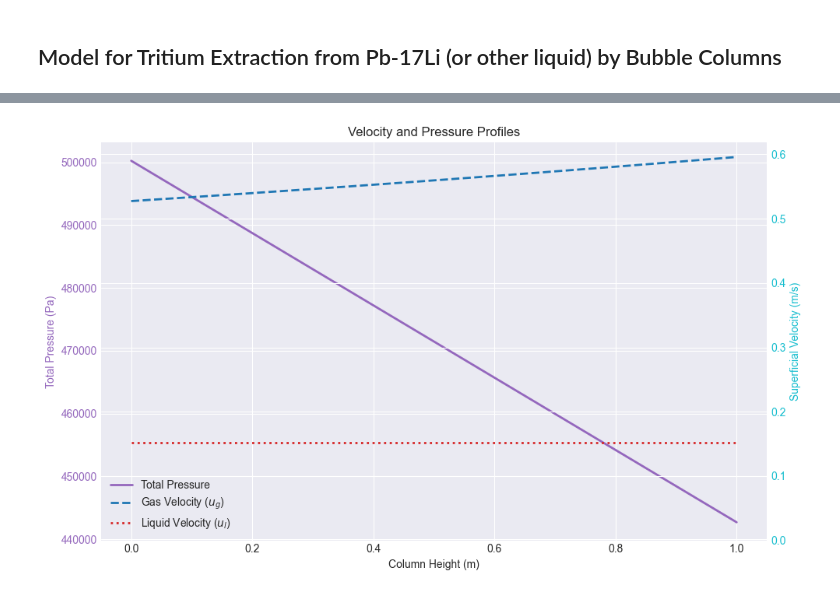
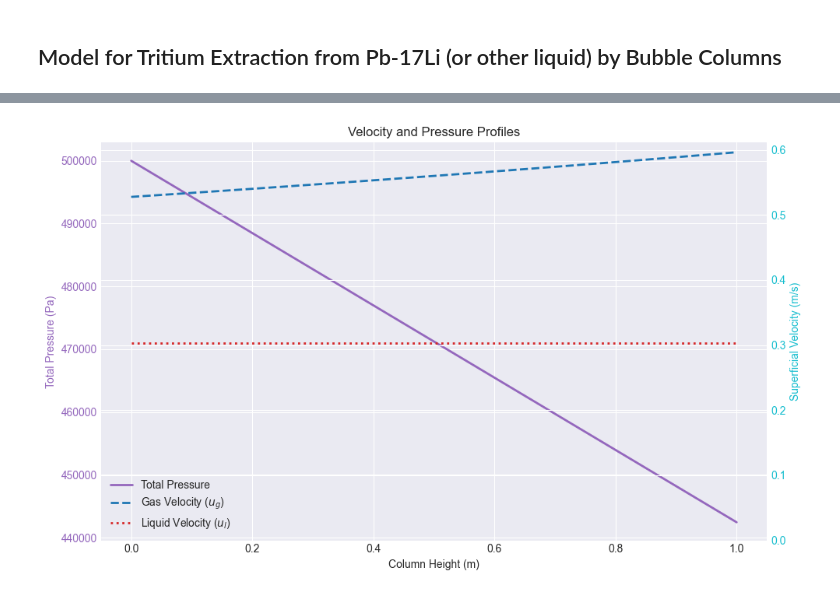
Before and after one commit to rossmacdonald98/BubbleColumnGLC, a Jupyter notebook: bubble_col_glc.ipynb, the cells around one changed output, grey strips where cells are left out. Cells and saved outputs as stored; diff of their text form; code cells hidden in the pictures.

Commit message:
current values

```diff
--- a/bubble_col_glc.ipynb
+++ b/bubble_col_glc.ipynb
@@ -37,11 +37,14 @@ def solve_tritium_extraction(dimensionless_params, y_T2_in, elements):
             S[1] = dx_T/d(xi)
             S[2] = y_T2 (dimensionless gas concentration)
             S[3] = dy_T2/d(xi)
+
+            x_T = c+T / c_T(L+)
+            xi = z / L (dimensionless position)
             """
             x_T, dx_T_dxi, y_T2, dy_T2_dxi = S
 
             # Dimensionless driving force theta. Eq. 8.8
-            theta = x_T - np.sqrt(np.maximum(0, (1 - psi * xi) * y_T2 / nu))
+            theta = x_T - np.sqrt( (1 - (psi * xi)) * y_T2 / nu)
 
             # Equation for d(S[0])/d(xi) = d(x_T)/d(xi)
             dS0_dxi = dx_T_dxi
@@ -55,7 +58,6 @@ def solve_tritium_extraction(dimensionless_params, y_T2_in, elements):
             # Equation for d(S[3])/d(xi) = d^2(y_T2)/d(xi)^2 from eq (11)
             # Avoid division by zero if (1 - psi * xi) is close to zero at xi=1
             denominator = 1 - psi * xi
-            denominator = np.where(np.isclose(denominator, 0), 1e-9, denominator)
 
             term1 = (1 + 2 * psi / Bo_g) * dy_T2_dxi  # Part of Eq. 9.3.3 (fourth line)
             term2 = phi_g * theta  # Part of Eq. 9.3.3 (fourth line)
@@ -79,7 +81,7 @@ def solve_tritium_extraction(dimensionless_params, y_T2_in, elements):
             res2 = Sb[0] - (1 - (1 / Bo_l) * Sb[1])  # Eq. 10.2
 
             # At xi = 0: y_T2(0) = y_T2(0-) + (1/Bo_g) * dy_T2/d(xi)|_0
-            res3 = Sa[2] - (y_T2_in + (1 / Bo_g) * Sa[3])  # Eq. 10.3
+            res3 = Sa[2] - y_T2_in - (1 / Bo_g) * Sa[3]  # Eq. 10.3
 
             # At xi = 1: dy_T2/d(xi) = 0
             res4 = Sb[3]  # Eq. 10.4
@@ -89,17 +91,10 @@ def solve_tritium_extraction(dimensionless_params, y_T2_in, elements):
         # Set up the mesh and an initial guess for the solver.
         xi = np.linspace(0, 1, elements + 1)
 
-        # An initial guess that is physically plausible can significantly help convergence.
-        # We expect liquid concentration (x_T) to decrease from inlet (xi=1) to outlet (xi=0).
-        # We expect gas concentration (y_T2) to increase from inlet (xi=0) to outlet (xi=1).
         y_guess = np.zeros((4, xi.size))
-        y_guess[0, :] = np.linspace(0.5, 1.0, xi.size)  # Guess for x_T (linear decrease)
-        y_guess[1, :] = -0.5 # Guess for dx_T/dxi
-        y_guess[2, :] = np.linspace(y_T2_in, y_T2_in + 1e-4, xi.size)  # Guess for y_T2 (linear increase)
-        y_guess[3, :] = 1e-4 # Guess for dy_T2/dxi
 
         # Run the BVP solver
-        sol = solve_bvp(ode_system, boundary_conditions, xi, y_guess, tol=1e-5, max_nodes=10000)
+        sol = solve_bvp(ode_system, boundary_conditions, xi, y_guess, tol=1e-6, max_nodes=10000)
 
         return sol
 
@@ -110,12 +105,12 @@ if __name__ == '__main__':
     # Bubble Column parameters
     c_T_inlet = 1.96e-2  # mol/m^3 (c_T(L+)), Inlet tritium concentration in liquid just before inlet
     y_T2_in = 0  # Inlet tritium molar fraction in gas (0 = pure purge gas)
-    P_outlet = 4.08e5  # Pa, Gas total pressure at outlet
+    P_0 = 5e5  # Pa, Gas total pressure at outlet
 
     L = 1  # m, Height of the bubble column
     D = 0.5  # m, Column diameter
 
-    Flow_l = 560 / 2 # kg/s, Liquid mass flow rate
+    Flow_l = 560 # kg/s, Liquid mass flow rate
     Flow_g = 10 # mol/s, Gas molar flow rate
 
     T = 623  # K, Temperature
@@ -141,13 +136,6 @@ if __name__ == '__main__':
     K_s = 2.32E-8 * np.exp(-1350 / (R*T))  # atfrac*Pa^0.5, Sievert's constant for tritium in liquid LiPb
     K_s = K_s * (ρ_l / (M_LiPb * N_A))  # mol/(m^3·Pa^0.5)
 
-    # Calculate inlet pressure hydrostatically
-    P_0 = P_outlet + ρ_l * g * L
-
-    if P_0 <= 0:
-        raise ValueError(
-            f"Calculated inlet pressure P_0 must be positive, but got {P_0:.2e} Pa. Check P_outlet, rho_l, g, and L."
-        )
 
     # Calculate the volumetric flow rates
     Q_l = Flow_l / ρ_l  # m^3/s, Volumetric flow rate of liquid phase
@@ -169,16 +157,21 @@ if __name__ == '__main__':
     Ga = (g * D**3) / ν_l**2  # Galilei number
     Sc = ν_l / D_T # Schmidt number
 
+    print(f"Bond number: {Bn:.3e}")
+    print(f"Galilei number: {Ga:.3e}")
+    print(f"Froude number: {Fr:.3e}")
+    print(f"Schmidt number: {Sc:.3e}")
+
     C = 0.2 * (Bn**(1/8)) * (Ga**(1/12)) * Fr # C = ε_g / (1 - ε_g)^4
 
     def solveEqn(ε_g, C):
         # Define the equation to solve
         eqn = ε_g / (1 - ε_g)**4 - C
         return eqn
-    ε_g_initial_guess = 0.5
+    ε_g_initial_guess = 0.1
     try:
         # bracket=[0.0001, 0.9999] tells it to *only* look in this range
-        sol = root_scalar(solveEqn, args=(C,), bracket=[0.0001, 0.9999])
+        sol = root_scalar(solveEqn, args=(C,), bracket=[0.00001, 0.99999])
 
         print(f"--- Using root_scalar (robust method) ---")
         print(f"C value was: {C}")
@@ -195,19 +188,35 @@ if __name__ == '__main__':
         print(f"Error: {e}")
 
     ε_g = sol.root # Gas phase fraction
+
+    # ε_g = 0.04 # GAS PHASE OVERRIDE #########################################
     ε_l = 1 - ε_g  # Liquid phase fraction
 
+    # Calculate outlet pressure hydrostatically & check non-negative
+    P_outlet = P_0 - ( ρ_l * ε_g * g * L)
+
+    if P_0 <= 0:
+        raise ValueError(
+            f"Calculated gas outlet pressure P_outlet must be positive, but got {P_outlet:.2e} Pa. Check P_0, rho_l, g, and L are realistic."
+        )
+
     # Calculate interfacial area
-    d_b = (26 * (Bn**-0.5) * (Ga**-0.12) * (Fr**-0.12)) * D  # m, Mean bubble diameter
+    d_b = (26 * (Bn**-0.5) * (Ga**-0.12) * (Fr**-0.12)) * D  # m, Mean bubble diameter AGREES WITH PAPER
     a = 6 * ε_g / d_b  # m^-1, Specific interfacial area
 
+    # a = 937 # m^-1 , SPECIFIC FACIAL AREA OVERRIDE #########################################
+
     # Calculate volumetric mass transfer coefficient, liquid-gas
-    h_l = (D_T * 0.6 * Sc**0.5 * Bn**0.62 * Ga**0.31 * ε_g**1.1) / (D**2 * a)  # m/s, Volumetric mass transfer coefficient, liquid-gas
+    h_l_a = D_T * (0.6 * Sc**0.5 * Bn**0.62 * Ga**0.31 * ε_g**1.1) / (D**2)  # Volumetric mass transfer coefficient, liquid-gas
 
+    #
+    #  h_l_a = 1.21E-2 # VOLUMETRIC MASS TRANSFER OVERRIDE #########################################
+
+    h_l = h_l_a / a # Mass transfer coefficient
 
     # Print summary of input & calculated parameters
     print("=== Bubble Column Tritium Extraction Model ===")
-    print("\nUser Input Parameters:")
+    print(f"---------- User Input Parameters ----------")
     print(f"Column Height, L: {L:.2f} m")
     print(f"Column Diameter, D: {D:.2f} m")
     print(f"Liquid Inlet Tritium Concentration, c_T_inlet: {c_T_inlet:.4e} mol/m^3")
@@ -218,32 +227,37 @@ if __name__ == '__main__':
     print(f"Outlet Gas Total Pressure, P_outlet: {P_outlet:.2e} Pa")
 
     print("\nCalculated Parameters:")
+    print(f"---------- System Parameters ----------")
     print(f"Inlet Gas Total Pressure, P_0: {P_0:.2e} Pa")
+    print(f"Volumetric Flow Rate of Liquid, Q_l: {Q_l:.4e} m^3/s")
+    print(f"Volumetric Flow Rate of Gas, Q_g: {Q_g:.4e} m^3/s")
+    print(f"Superficial Gas Inlet Velocity, u_g0: {u_g0:.4e} m/s")
+    print(f"Superficial Liquid Velocity, u_l: {u_l:.4e} m/s")
+
+    print(f"---------- Material Properties ----------")
     print(f"Liquid Density, ρ_l: {ρ_l:.2f} kg/m^3")
-    print(f"Surface Tension of Liquid-Gas interface, σ_1: {σ_1:.2f} N/m")
+    print(f"Surface Tension of Liquid-Gas interface, σ_1: {σ_l:.2f} N/m")
     print(f"Kinetic Viscosity of Liquid, ν_l: {ν_l:.4e} Pa.s")
     print(f"Dynamic Viscosity of Liquid, μ_l: {μ_l:.4e} Pa.s")
     print(f"Tritium Diffusion Coefficient in Liquid, D_T: {D_T:.4e} m^2/s")
     print(f"Sievert's Constant for Tritium in Liquid, K_s: {K_s:.4e} mol/(m^3·Pa^0.5)")
-    print(f"Volumetric Flow Rate of Liquid, Q_l: {Q_l:.4e} m^3/s")
-    print(f"Volumetric Flow Rate of Gas, Q_g: {Q_g:.4e} m^3/s")
-    print(f"Superficial Gas Inlet Velocity, u_g0: {u_g0:.4e} m/s")
-    print(f"Superficial Liquid Velocity, u_l: {u_l:.4e} m/s")
+
+    print(f"---------- Calculated GLC Parameters ----------")
     print(f"Gas Phase Fraction, ε_g: {ε_g:.4e}")
     print(f"Liquid Phase Fraction, ε_l: {ε_l:.4e}")
-    print(f"Volumetric Mass Transfer Coefficient, a * h_l: {a * h_l:.4e} s^-1")
+    print(f"Volumetric Mass Transfer Coefficient, a * h_l: {h_l_a:.4e} s^-1")
     print(f"Mass Transfer Coefficient, h_l: {h_l:.4e} m/s")
     print(f"Mean Bubble Diameter, d_b: {d_b:.4e} m")
     print(f"Specific Interfacial Area, a: {a:.4e} m^-1")
 
     # Calculate dimensionless values
 
-    ψ = (ρ_l * g * ε_l * L) / P_0  # Hydrostatic pressure ratio (Eq. 8.3)
-    ν = (c_T_inlet / K_s) ** 2 / P_0  # Tritium partial pressure ratio (Eq. 8.5)
+    psi = (ρ_l * g * (1 - ε_g) * L) / P_0  # Hydrostatic pressure ratio (Eq. 8.3)
+    nu = ((c_T_inlet / K_s) ** 2) / P_0  # Tritium partial pressure ratio (Eq. 8.5)
     Bo_l = u_l * L / (ε_l * E_l)  # Bodenstein number, liquid phase (Eq. 8.9)
     phi_l = a * h_l * L / u_l  # Transfer units parameter, liquid phase (Eq. 8.11)
     Bo_g = u_g0 * L / (ε_g * E_g)  # Bodenstein number, gas phase (Eq. 8.10)
-    phi_g = (0.5 * (R * T * c_T_inlet / P_0) * (a * h_l * L / u_g0))  # Transfer units parameter, gas phase (Eq. 8.12)
+    phi_g = 0.5 * (R * T * c_T_inlet / P_0) * (a * h_l * L / u_g0)  # Transfer units parameter, gas phase (Eq. 8.12)
 
 
     dimensionless_params = {
@@ -251,8 +265,8 @@ if __name__ == '__main__':
         "phi_l": phi_l,
         "Bo_g": Bo_g,
         "phi_g": phi_g,
-        "psi": ψ,
-        "nu": ν,
+        "psi": psi,
+        "nu": nu,
     }
 
     # Solve the model assuming pure purge gas at the inlet
@@ -413 +427 @@ Outlet Gas Molar Fraction of T2, y_T2_outlet: 1.4161e-05
-[figure, old version]
+[figure, new version]
```
Also changed, not shown: parts of 1 cell of this notebook.
